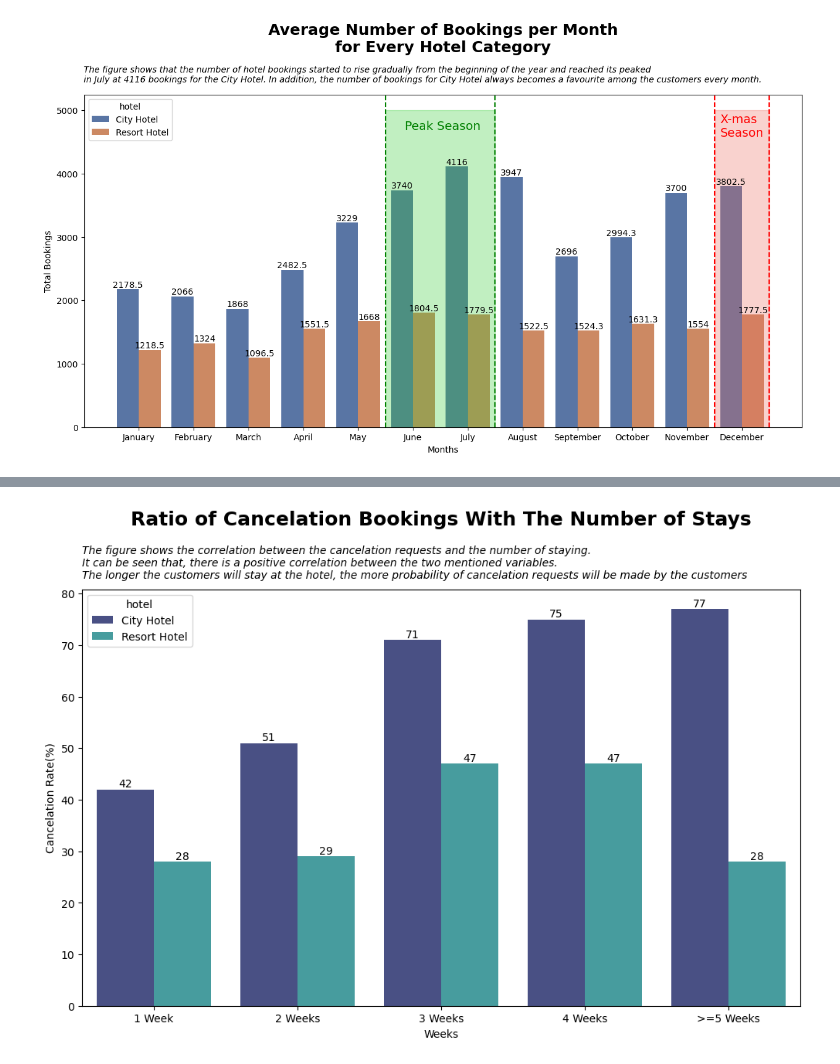
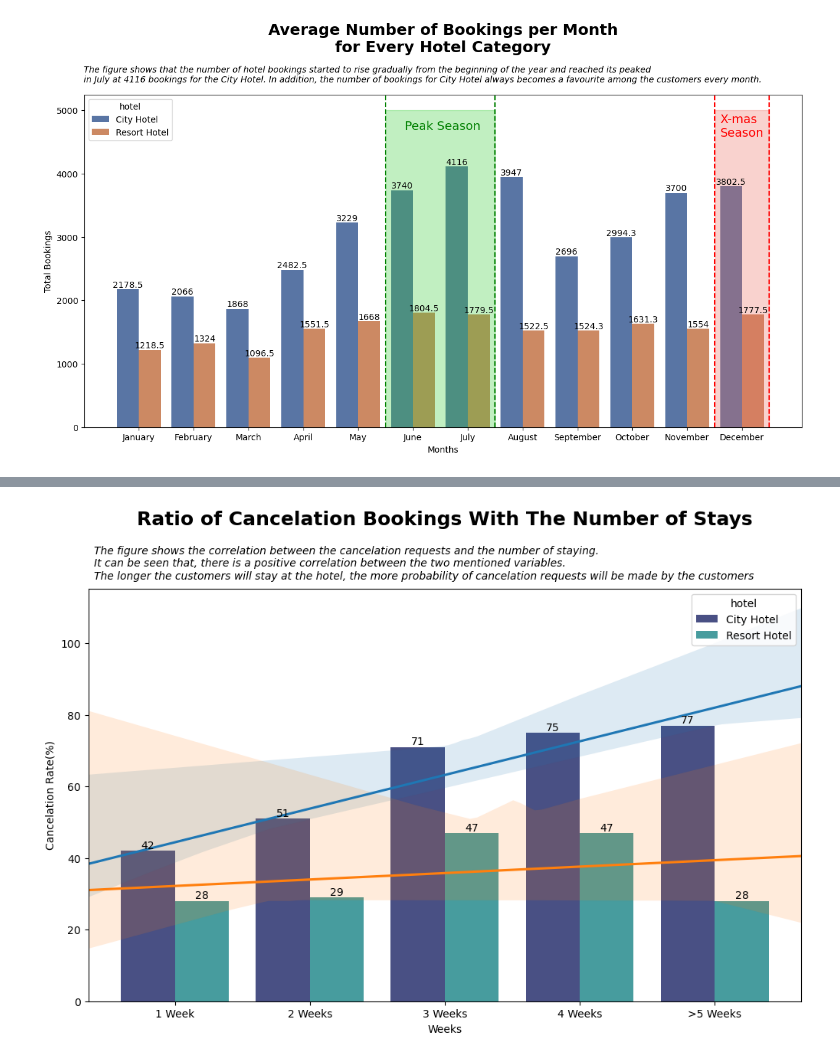
Before and after one commit to FluffyArc/hotel_booking_analysis, a Jupyter notebook: hotel_booking.ipynb, the cells around one changed output, grey strips where cells are left out. Drawn from its saved outputs; the diff is of its cells as text; code cells hidden in the pictures.

```diff
--- a/hotel_booking.ipynb
+++ b/hotel_booking.ipynb
@@ -247,9 +180,3 @@ hotel_booking_per_month
 | 21 | October | Resort Hotel | 4894 |
 | 22 | September | City Hotel | 8088 |
 | 23 | September | Resort Hotel | 4573 |
-# %%
-plt.figure(figsize=(10,7))
-fig_1 = sns.barplot(data=hotel_booking_per_month, x='arrival_date_month', y='hotel_count', hue='hotel', palette='magma')
-
-for i in range(2):
-    fig_1.bar_label(fig_1.containers[i])
@@ -282,7 +207,7 @@ hotel_booking_per_month.sort_values('arrival_date_month', key=lambda x: x.apply(
 | 4 | December | City Hotel | 7605 |
 # %%
 booking_trends = df_new.groupby(['hotel', 'arrival_date_month', 'arrival_date_year']).agg(
-    hotel_count = ('hotel','count')
+    hotel_count = ('agent','count')
 ).reset_index()
 
 booking_trends_avg = booking_trends.groupby(['hotel', 'arrival_date_month']).agg({
@@ -382,2 +287,9 @@ df_new.assign(
 # %%
-df_new['weeks'] = df_new.apply(lambda x: '1 Week' if x['num_stays'] <=7 else '2 Weeks' if x['num_stays'] <=14 else '3 Weeks' if x['num_stays'] <= 21 else '4 Weeks' if x['num_stays'] <= 28 else '>=5 Weeks', axis=1)
+df_new['weeks'] = df_new.apply(
+    lambda x: '1 Week' if x['num_stays'] <= 7 else
+    '2 Weeks' if x['num_stays'] <=14 else
+    '3 Weeks' if x['num_stays'] <=21 else
+    '4 Weeks' if x['num_stays'] <= 28 else
+    '>5 Weeks'
+    , axis=1)
+df_new['num_stays'].value_counts()
@@ -412,8 +322,7 @@ df_new['weeks'].value_counts()
 Name: weeks, dtype: int64
 # %%
 week_dict = {
-    '1 Week':1, '2 Weeks':2,
-    '3 Weeks':3, '4 Weeks':4, '>=5 Weeks':5
+    '1 Week':1, '2 Weeks':2, '3 Weeks':3, '4 Weeks':4, '>5 Weeks':5
 }
 # %%
 stay_to_cancel = df_new.groupby(['hotel','weeks','is_canceled']).agg(
@@ -480,19 +367,37 @@ stay_to_cancel_true
 # %%
 plt.figure(figsize=(12,7))
 fig_3 = sns.barplot(data=stay_to_cancel_true, x='weeks', y='percentage', hue='hotel', palette='mako')
+
+sns.regplot(
+            data=stay_to_cancel_true[stay_to_cancel_true.hotel == 'City Hotel'],
+            x=np.arange(0, len(stay_to_cancel_true[stay_to_cancel_true.hotel == 'City Hotel'])),
+            y='percentage',
+            scatter=False,
+            truncate=False
+           )
+
+sns.regplot(
+            data=stay_to_cancel_true[stay_to_cancel_true.hotel == 'Resort Hotel'],
+            x=np.arange(0, len(stay_to_cancel_true[stay_to_cancel_true.hotel == 'Resort Hotel'])),
+            y='percentage',
+            scatter=False,
+            truncate=False
+           )
 
 plt.xlabel('Weeks')
 plt.ylabel('Cancelation Rate(%)')
 
 plt.title('Ratio of Cancelation Bookings With The Number of Stays',
          fontsize=18, color='black', weight='bold', pad=60)
-plt.text(x=-0.5, y=83, s='The figure shows the correlation between the cancelation requests and the number of staying.\n'
+plt.text(x=-0.6, y=118, s='The figure shows the correlation between the cancelation requests and the number of staying.\n'
          'It can be seen that, there is a positive correlation between the two mentioned variables.\n'
          'The longer the customers will stay at the hotel, the more probability of cancelation requests will be made by the customers'
          ,
         fontsize=10, style='italic')
 
+# sns.regplot(data = stay_to_cancel_true, x=np.arange(0,len(stay_to_cancel_true['days'])), y='percentage')
+
 for i in range(2):
     fig_3.bar_label(fig_3.containers[i])
 # %% [output]
-[figure, old version]
+[figure, new version]
```
Also changed, not shown: parts of 40 cells of this notebook, 1 other file.
